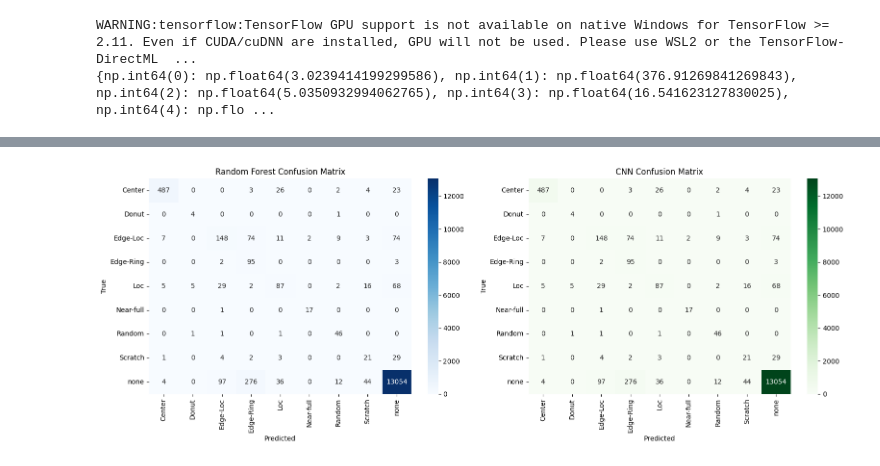
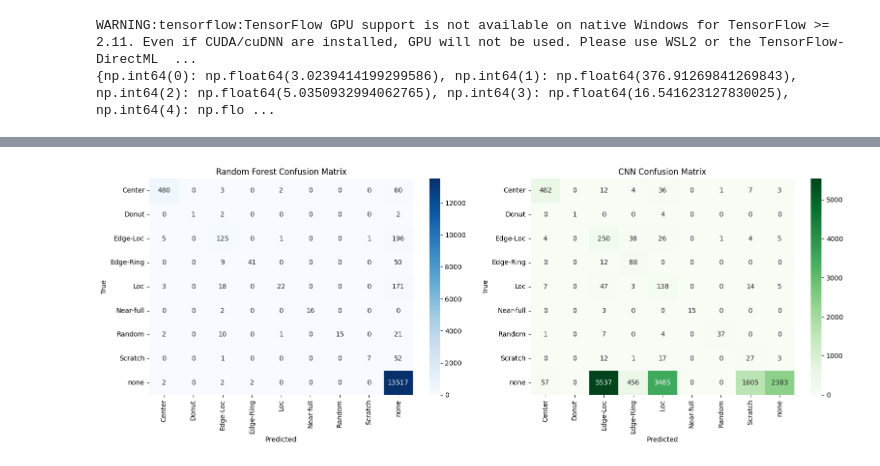
Before and after one commit to sheebos/Machine-Learning-Class-Repo, a Jupyter notebook: WM811K_data_and_analysis/test2.ipynb, the cells around one changed output, grey strips where cells are left out. Saved outputs shown, nothing was run; the diff lists cells and outputs as text; code cells hidden in the pictures.

```diff
--- a/WM811K_data_and_analysis/test2.ipynb
+++ b/WM811K_data_and_analysis/test2.ipynb
@@ -78,9 +138,26 @@ The dataset stores some fields such as `failureType` and `trianTestLabel` with a
 
 This step ensures that the defect types can later be used as classification labels.
 # %%
-df["failureType"] = df["failureType"].str.replace(r"[\[\]']", "", regex=True) #remove brackets and quotes
-df["trianTestLabel"] = df["trianTestLabel"].str.replace(r"[\[\]']", "", regex=True)
-#remove unlabeled wafers
+
+def clean_label(value):
+    """Convert CSV-style or pickle-style labels into plain strings."""
+    if isinstance(value, str):
+        return value.replace("[", "").replace("]", "").replace("'", "").replace('"', "").strip()
+
+    arr = np.array(value, dtype=object).ravel()
+    if len(arr) == 0:
+        return ""
+
+    item = arr[0]
+    if item is None:
+        return ""
+
+    return str(item).replace("[", "").replace("]", "").replace("'", "").replace('"', "").strip()
+
+df["failureType"] = df["failureType"].apply(clean_label)
+df["trianTestLabel"] = df["trianTestLabel"].apply(clean_label)
+
+# remove unlabeled wafers
 df = df[df["failureType"] != ""]
 # %% [markdown]
 ## Validating Wafer Maps
@@ -271,13 +350,14 @@ A **Random Forest classifier** is used because it performs well on many classifi
 
 The performance of this baseline model provides a reference point for evaluating the effectiveness of the convolutional neural network introduced later.
 # %%
+
 from sklearn.ensemble import RandomForestClassifier
 
 rf = RandomForestClassifier(n_estimators=100, n_jobs=-1)
 
 rf.fit(X_train_flat, y_train_full)
 
-pred = rf.predict(X_test_flat)
+rf_pred = rf.predict(X_test_flat)
 # %% [markdown]
 ## Model Evaluation
 
@@ -571,4 +653,5 @@ plt.show()
 # %%
-pred = model.predict(X_test)
-pred = pred.argmax(axis=1)
+
+cnn_probs = model.predict(X_test)
+cnn_preds = cnn_probs.argmax(axis=1)
 # %% [output]
@@ -576,16 +659,11 @@ pred = pred.argmax(axis=1)
 # %%
+
 from sklearn.metrics import confusion_matrix
 import seaborn as sns
 import matplotlib.pyplot as plt
 
-from sklearn.metrics import confusion_matrix
-
 # Random Forest confusion matrix
-cm_rf = confusion_matrix(y_test, pred)
-
-# CNN predictions first
-cnn_probs = model.predict(X_test)
-cnn_preds = np.argmax(cnn_probs, axis=1)
+cm_rf = confusion_matrix(y_test, rf_pred)
 
 # CNN confusion matrix
 cm_cnn = confusion_matrix(y_test, cnn_preds)
@@ -629,4 +706,4 @@ plt.show()
-[figure, old version]
+[figure, new version]
 # %%
 import matplotlib.pyplot as plt
 import numpy as np
```
Also changed, not shown: parts of 14 cells of this notebook.
